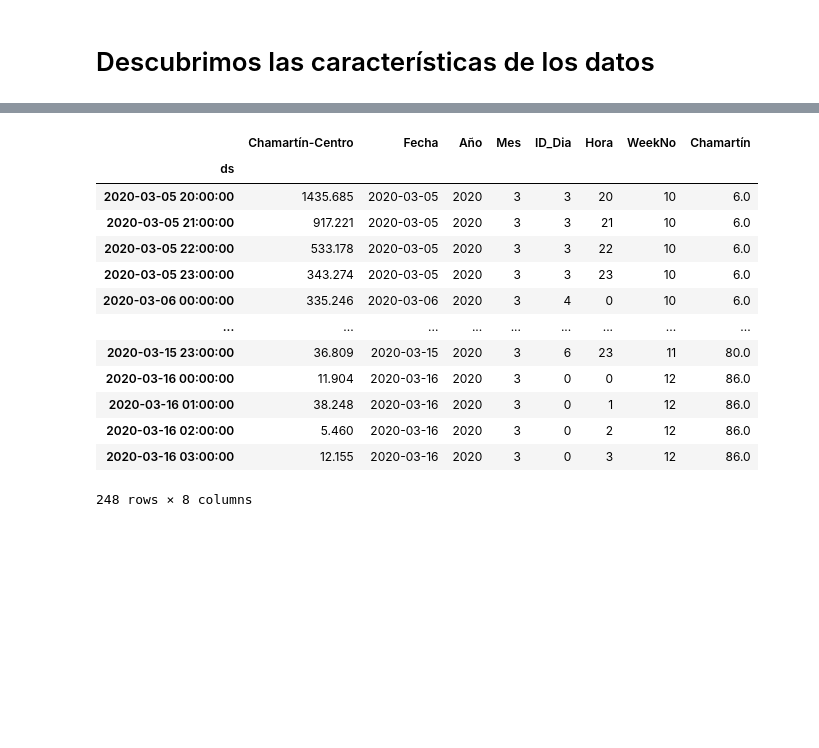
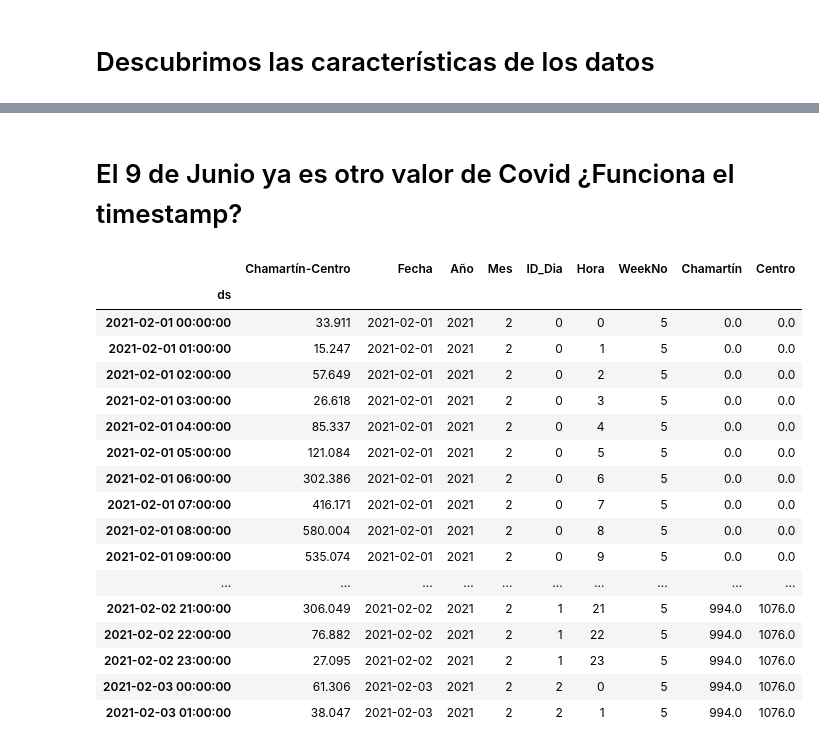
Before and after one commit to Jhonvalencia77/5to_avance, a Jupyter notebook: Patrones_AjustarModelo.ipynb, the cells around one changed output, grey strips where cells are left out. Saved outputs shown, nothing was run; the diff lists cells and outputs as text; code cells hidden in the pictures; blank space fills up the shorter version.

```diff
--- a/Patrones_AjustarModelo.ipynb
+++ b/Patrones_AjustarModelo.ipynb
@@ -189,6 +189,7 @@ def df_origen(origen,destino):
     df_Final['Hora'] = df_Final.index.hour
     df_Final['WeekNo'] = df_Final.index.isocalendar().week
     df_Final[lines_names[origen]] = table_Final["Madrid"+"-"+lines_names[origen]].loc['2020-02-14':'2020-03-16']
+    df_Final[lines_names[destino]] = table_Final["Madrid"+"-"+lines_names[destino]].loc['2020-02-14':'2020-03-16']
 
 
     #Filtramos el destino
@@ -212,7 +213,7 @@ def df_origen(origen,destino):
     df1_Final['Hora'] = df1_Final.index.hour
     df1_Final['WeekNo'] = df1_Final.index.isocalendar().week
     df1_Final[lines_names[origen]] = table_Final["Madrid"+"-"+lines_names[origen]].loc['2020-03-17':'2020-05-31']
-
+    df1_Final[lines_names[destino]] = table_Final["Madrid"+"-"+lines_names[destino]].loc['2020-03-17':'2020-05-31']
 
     #Filtramos el destino
     columns_names_df = df2.columns
@@ -235,6 +236,7 @@ def df_origen(origen,destino):
     df2_Final['Hora'] = df2_Final.index.hour
     df2_Final['WeekNo'] = df2_Final.index.isocalendar().week
     df2_Final[lines_names[origen]] = table2_Final["Madrid"+"-"+lines_names[origen]].loc['2020-06-01':'2020-07-31']
+    df2_Final[lines_names[destino]] = table2_Final["Madrid"+"-"+lines_names[destino]].loc['2020-06-01':'2020-07-31']
 
 
     #Filtramos el destino
@@ -258,6 +260,7 @@ def df_origen(origen,destino):
     df3_Final['Hora'] = df3_Final.index.hour
     df3_Final['WeekNo'] = df3_Final.index.isocalendar().week
     df3_Final[lines_names[origen]] = table2_Final["Madrid"+"-"+lines_names[origen]].loc['2020-08-01':'2020-10-31']
+    df3_Final[lines_names[destino]] = table2_Final["Madrid"+"-"+lines_names[destino]].loc['2020-08-01':'2020-10-31']
 
 
     #Filtramos el destino
@@ -281,6 +284,7 @@ def df_origen(origen,destino):
     df4_Final['Hora'] = df4_Final.index.hour
     df4_Final['WeekNo'] = df4_Final.index.isocalendar().week
     df4_Final[lines_names[origen]] = table2_Final["Madrid"+"-"+lines_names[origen]].loc['2020-11-01':'2020-12-31']
+    df4_Final[lines_names[destino]] = table2_Final["Madrid"+"-"+lines_names[destino]].loc['2020-11-01':'2020-12-31']
 
 
     #Filtramos el destino
@@ -304,6 +308,7 @@ def df_origen(origen,destino):
     df5_Final['Hora'] = df5_Final.index.hour
     df5_Final['WeekNo'] = df5_Final.index.isocalendar().week
     df5_Final[lines_names[origen]] = table2_Final["Madrid"+"-"+lines_names[origen]].loc['2021-01-01':'2021-01-31']
+    df5_Final[lines_names[destino]] = table2_Final["Madrid"+"-"+lines_names[destino]].loc['2021-01-01':'2021-01-31']
 
 
     #Filtramos el destino
@@ -327,6 +332,7 @@ def df_origen(origen,destino):
     df6_Final['Hora'] = df6_Final.index.hour
     df6_Final['WeekNo'] = df6_Final.index.isocalendar().week
     df6_Final[lines_names[origen]] = table2_Final["Madrid"+"-"+lines_names[origen]].loc['2021-02-01':'2021-05-09']
+    df6_Final[lines_names[destino]] = table2_Final["Madrid"+"-"+lines_names[destino]].loc['2021-02-01':'2021-05-09']
 
 
     return df_Final, df1_Final, df2_Final, df3_Final, df4_Final, df5_Final, df6_Final, listaDst
@@ -409,0 +472,2 @@ df_Final = df_Final.fillna(0)
+# %% [markdown]
+# El 9 de Junio ya es otro valor de Covid ¿Funciona el timestamp?
@@ -410,18 +573,30 @@ df_Final = df_Final.fillna(0)
+# %%
+df_Final = completar_datos(df_Final)
+df1_Final = completar_datos(df1_Final)
+df2_Final = completar_datos2(df2_Final)
+df3_Final = completar_datos2(df3_Final)
+df4_Final = completar_datos2(df4_Final)
+df5_Final = completar_datos2(df5_Final)
+df6_Final = completar_datos2(df6_Final)
 # %%
-#df_Final.iloc[0:50]
-df_Final.iloc[500:-20]
+df6_Final.iloc[:50]
+#df_Final.iloc[500:-20]
 # %% [output]
-|  | Chamartín-Centro | Fecha | Año | Mes | ID_Dia | Hora | WeekNo | Chamartín |
-| ds |  |  |  |  |  |  |  |  |
-| 2020-03-05 20:00:00 | 1435.685 | 2020-03-05 | 2020 | 3 | 3 | 20 | 10 | 6.0 |
-| 2020-03-05 21:00:00 | 917.221 | 2020-03-05 | 2020 | 3 | 3 | 21 | 10 | 6.0 |
-| 2020-03-05 22:00:00 | 533.178 | 2020-03-05 | 2020 | 3 | 3 | 22 | 10 | 6.0 |
-| 2020-03-05 23:00:00 | 343.274 | 2020-03-05 | 2020 | 3 | 3 | 23 | 10 | 6.0 |
-| 2020-03-06 00:00:00 | 335.246 | 2020-03-06 | 2020 | 3 | 4 | 0 | 10 | 6.0 |
-| ... | ... | ... | ... | ... | ... | ... | ... | ... |
-| 2020-03-15 23:00:00 | 36.809 | 2020-03-15 | 2020 | 3 | 6 | 23 | 11 | 80.0 |
-| 2020-03-16 00:00:00 | 11.904 | 2020-03-16 | 2020 | 3 | 0 | 0 | 12 | 86.0 |
-| 2020-03-16 01:00:00 | 38.248 | 2020-03-16 | 2020 | 3 | 0 | 1 | 12 | 86.0 |
-| 2020-03-16 02:00:00 | 5.460 | 2020-03-16 | 2020 | 3 | 0 | 2 | 12 | 86.0 |
-| 2020-03-16 03:00:00 | 12.155 | 2020-03-16 | 2020 | 3 | 0 | 3 | 12 | 86.0 |
+|  | Chamartín-Centro | Fecha | Año | Mes | ID_Dia | Hora | WeekNo | Chamartín | Centro |
+| ds |  |  |  |  |  |  |  |  |  |
+| 2021-02-01 00:00:00 | 33.911 | 2021-02-01 | 2021 | 2 | 0 | 0 | 5 | 0.0 | 0.0 |
+| 2021-02-01 01:00:00 | 15.247 | 2021-02-01 | 2021 | 2 | 0 | 1 | 5 | 0.0 | 0.0 |
+| 2021-02-01 02:00:00 | 57.649 | 2021-02-01 | 2021 | 2 | 0 | 2 | 5 | 0.0 | 0.0 |
+| 2021-02-01 03:00:00 | 26.618 | 2021-02-01 | 2021 | 2 | 0 | 3 | 5 | 0.0 | 0.0 |
+| 2021-02-01 04:00:00 | 85.337 | 2021-02-01 | 2021 | 2 | 0 | 4 | 5 | 0.0 | 0.0 |
+| 2021-02-01 05:00:00 | 121.084 | 2021-02-01 | 2021 | 2 | 0 | 5 | 5 | 0.0 | 0.0 |
+| 2021-02-01 06:00:00 | 302.386 | 2021-02-01 | 2021 | 2 | 0 | 6 | 5 | 0.0 | 0.0 |
+| 2021-02-01 07:00:00 | 416.171 | 2021-02-01 | 2021 | 2 | 0 | 7 | 5 | 0.0 | 0.0 |
+| 2021-02-01 08:00:00 | 580.004 | 2021-02-01 | 2021 | 2 | 0 | 8 | 5 | 0.0 | 0.0 |
+| 2021-02-01 09:00:00 | 535.074 | 2021-02-01 | 2021 | 2 | 0 | 9 | 5 | 0.0 | 0.0 |
+| ... | ... | ... | ... | ... | ... | ... | ... | ... | ... |
+| 2021-02-02 21:00:00 | 306.049 | 2021-02-02 | 2021 | 2 | 1 | 21 | 5 | 994.0 | 1076.0 |
+| 2021-02-02 22:00:00 | 76.882 | 2021-02-02 | 2021 | 2 | 1 | 22 | 5 | 994.0 | 1076.0 |
+| 2021-02-02 23:00:00 | 27.095 | 2021-02-02 | 2021 | 2 | 1 | 23 | 5 | 994.0 | 1076.0 |
+| 2021-02-03 00:00:00 | 61.306 | 2021-02-03 | 2021 | 2 | 2 | 0 | 5 | 994.0 | 1076.0 |
+| 2021-02-03 01:00:00 | 38.047 | 2021-02-03 | 2021 | 2 | 2 | 1 | 5 | 994.0 | 1076.0 |
-248 rows × 8 columns
```
Also changed, not shown: parts of 6 cells of this notebook.
